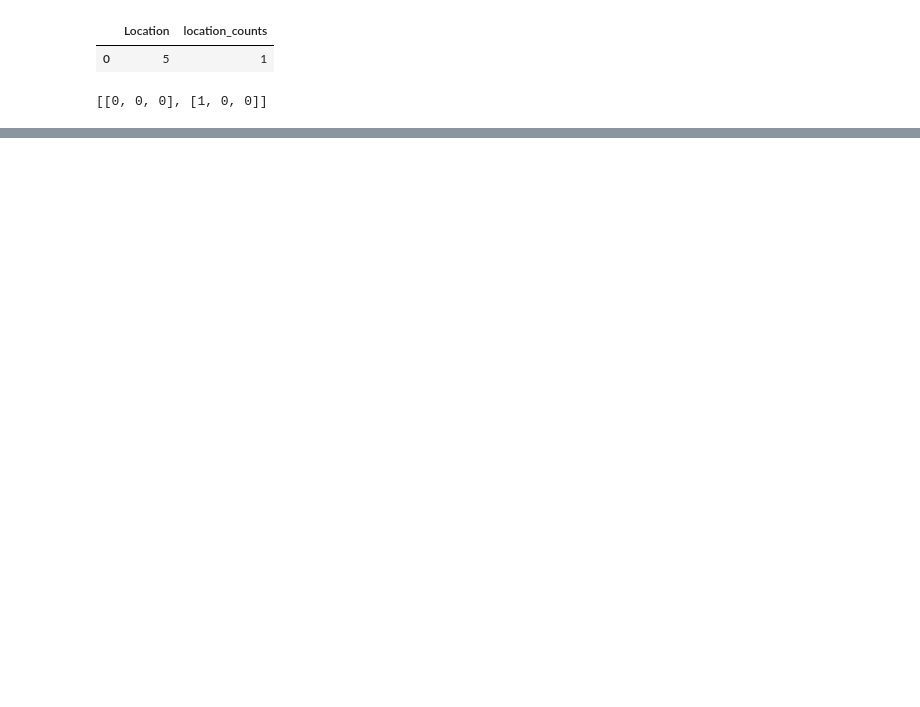
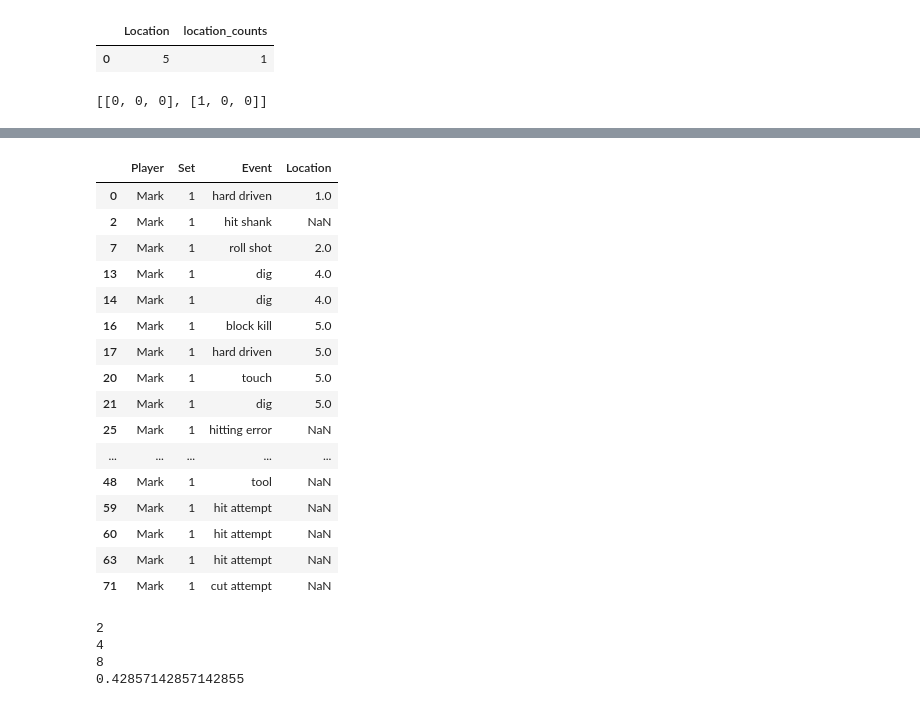
Before and after one commit to Bearded-Gecko/volleyball-dashboard, a Jupyter notebook: sandbox.ipynb, the cells around one changed output, grey strips where cells are left out. Drawn from its saved outputs; the diff is of its cells as text; code cells hidden in the pictures; blank space fills up the shorter version.

Commit message:
modified csv to include hit attempts; calculated hit percentage; added images for kills, digs, and blocks; cleaned up the visualizations

```diff
--- a/sandbox.ipynb
+++ b/sandbox.ipynb
@@ -254,0 +273,56 @@ print(rearranged_locations)
+# %%
+player_df = df2[df2['Player'] == "Mark"] #filter by player
+
+display(player_df)
+
+#calculate count of errors
+error_df = player_df[player_df["Event"].str.contains("hitting error")] #filter by string with "hitting error"
+error_counts = error_df.groupby("Event", as_index = False).agg(error_count = ("Event", 'count')) #aggregate count (sum) all the hitting errors
+errors = error_counts['error_count'].sum() #take the summed aggregate count of hitting errors
+
+print(errors)
+
+#calculate count of attempts
+attempt_df = player_df[player_df["Event"].str.contains("attempt")] #filter by string with "hitting error"
+attempt_counts = attempt_df.groupby("Event", as_index = False).agg(attempt_count = ("Event", 'count')) #aggregate count (sum) all the hitting errors
+attempts = attempt_counts['attempt_count'].sum() #take the summed aggregate count of hitting errors
+
+print(attempts)
+
+#calculate kills
+kill_types = ['hard driven', 'hit shank', 'roll shot', 'tip', 'block kill', 'cut shot', 'touch', 'block shank', 'tool'] #specify all kill types to filter by
+kill_df = player_df[player_df['Event'].isin(kill_types)]
+kill_counts = kill_df.groupby("Event", as_index = False).agg(kill_count = ("Event", 'count')) #aggregate count (sum) all the hitting errors
+kills = kill_counts['kill_count'].sum() #take the summed aggregate count of hitting errors
+
+print(kills)
+
+#calculate total hits
+total_attacks = errors + attempts + kills
+
+#calculate hitting percentage
+hit_pct = (kills-errors)/total_attacks
+
+print(hit_pct)
+# %% [output]
+|  | Player | Set | Event | Location |
+| 0 | Mark | 1 | hard driven | 1.0 |
+| 2 | Mark | 1 | hit shank | NaN |
+| 7 | Mark | 1 | roll shot | 2.0 |
+| 13 | Mark | 1 | dig | 4.0 |
+| 14 | Mark | 1 | dig | 4.0 |
+| 16 | Mark | 1 | block kill | 5.0 |
+| 17 | Mark | 1 | hard driven | 5.0 |
+| 20 | Mark | 1 | touch | 5.0 |
+| 21 | Mark | 1 | dig | 5.0 |
+| 25 | Mark | 1 | hitting error | NaN |
+| ... | ... | ... | ... | ... |
+| 48 | Mark | 1 | tool | NaN |
+| 59 | Mark | 1 | hit attempt | NaN |
+| 60 | Mark | 1 | hit attempt | NaN |
+| 63 | Mark | 1 | hit attempt | NaN |
+| 71 | Mark | 1 | cut attempt | NaN |
+2
+4
+8
+0.42857142857142855
```
Also changed, not shown: parts of 9 cells of this notebook, 5 other files.
